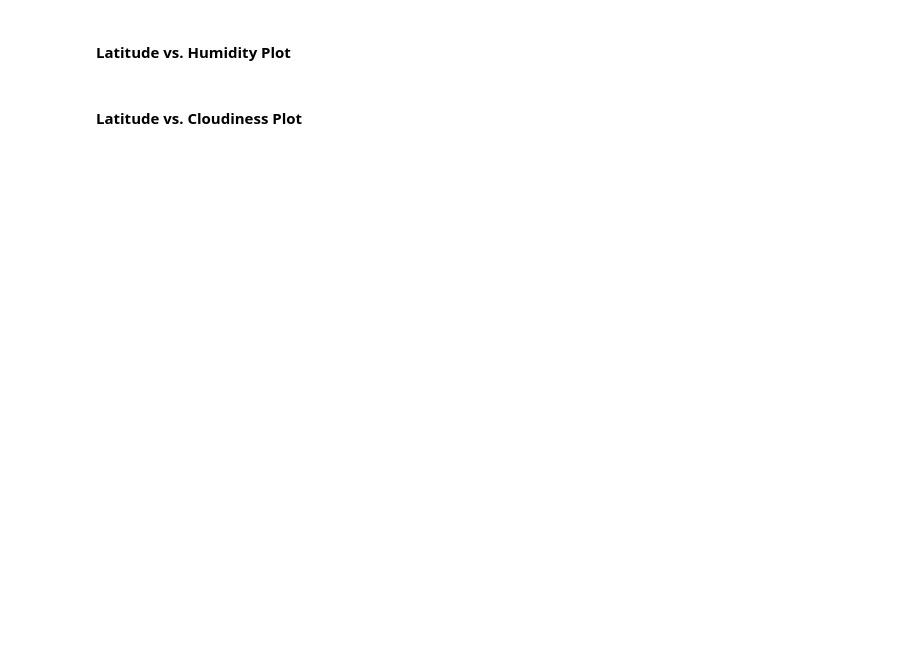
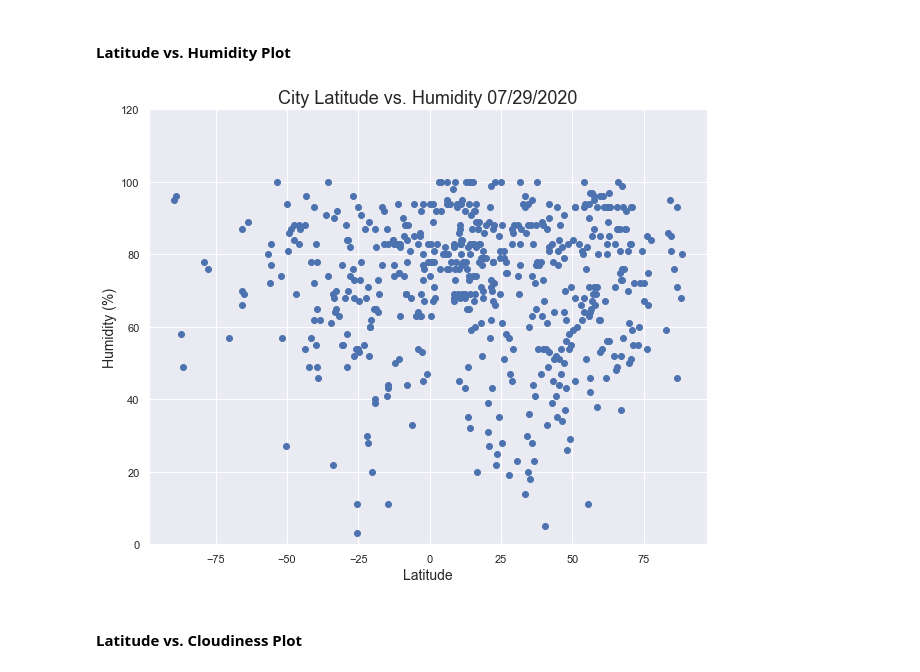
Before and after one commit to Zannyo/python-api-challenge, a Jupyter notebook: starter_code/WeatherPy.ipynb, the cells around one changed output. Cells and saved outputs as stored; diff of their text form; code cells hidden in the pictures; blank space fills up the shorter version.

```diff
--- a/starter_code/WeatherPy.ipynb
+++ b/starter_code/WeatherPy.ipynb
@@ -180,16 +182,18 @@ plt.show()
 #### Latitude vs. Humidity Plot
 # %%
 plt.figure(figsize=(10,8))
-plt.scatter(df['lat'], df['humidity'])
+plt.scatter(city_df['lat'], city_df['humidity'])
 plt.title(f"City Latitude vs. Humidity {date}", fontsize="18")
 plt.xlabel("Latitude", fontsize="14")
 plt.ylabel("Humidity (%)", fontsize="14")
 
 plt.ylim(0,120)
 
-plt.savefig("Images/Humidity.png")
+plt.savefig("../Images/Humidity.png")
 
 plt.show()
+# %% [output]
+[figure, added]
 # %% [markdown]
 #### Latitude vs. Cloudiness Plot
 # %%
```
Also changed, not shown: parts of 12 cells of this notebook, 5 other files.
